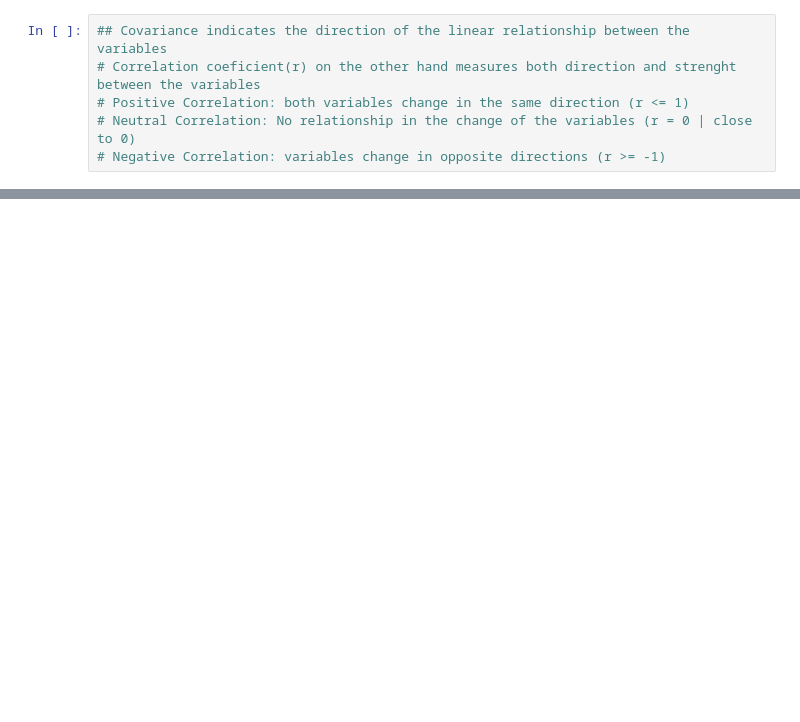
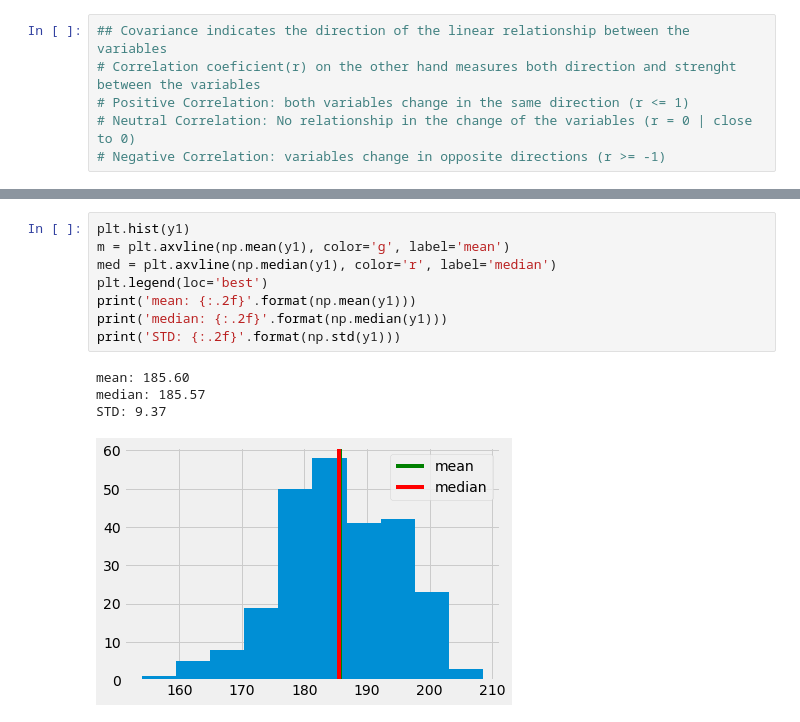
Before and after one commit to lakshman-luq/Statistics-with-Python, a Jupyter notebook: stats_math.ipynb, the cells around one changed output, grey strips where cells are left out. Cells and saved outputs as stored; diff of their text form; blank space fills up the shorter version.

```diff
--- a/stats_math.ipynb
+++ b/stats_math.ipynb
@@ -35,0 +68,13 @@ P-value: 0.05
+# %%
+plt.hist(y1)
+m = plt.axvline(np.mean(y1), color='g', label='mean')
+med = plt.axvline(np.median(y1), color='r', label='median')
+plt.legend(loc='best')
+print('mean: {:.2f}'.format(np.mean(y1)))
+print('median: {:.2f}'.format(np.median(y1)))
+print('STD: {:.2f}'.format(np.std(y1)))
+# %% [output]
+mean: 185.60
+median: 185.57
+STD: 9.37
+[figure, added]
```
Also changed, not shown: parts of 4 cells of this notebook.
